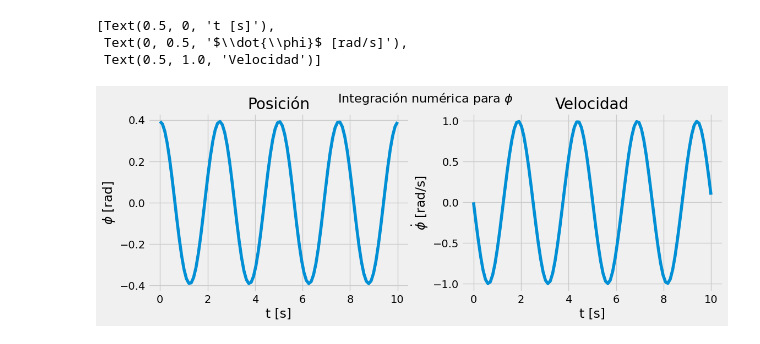
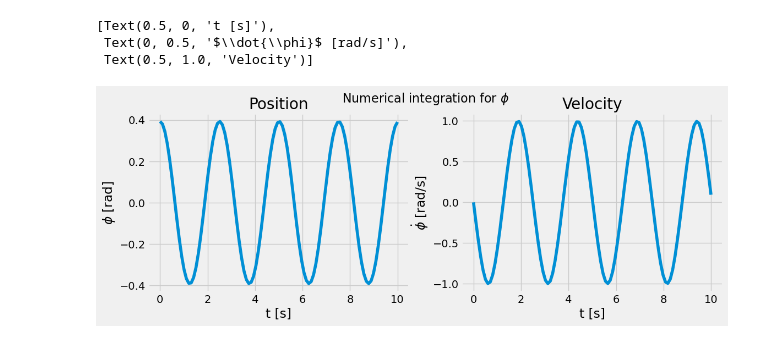
Before and after one commit to unlam/ComputationalAnalyticalMechanics, a Jupyter notebook: 05Simulation/pendulumFreeSimulSolved.ipynb, the cells around one changed output. Drawn from its saved outputs; the diff is of its cells as text; code cells hidden in the pictures.

```diff
--- a/05Simulation/pendulumFreeSimulSolved.ipynb
+++ b/05Simulation/pendulumFreeSimulSolved.ipynb
@@ -152,0 +47,3 @@ def eulerLagrange(T, V, coordenadaGeneralizada):
+# %%
+m2_r = m1_r + l* (sm.cos(phi)* (- e.y) +  sm.sin(phi)* (e.x) ) # position of mass 2: defined by the constraint
+m1_r, m2_r
@@ -258 +271,6 @@ t_rango = np.linspace(0, 10, 100) # tiempos inicial,final y cuantos tiempos inte
+# %%
+# if we need a number such as Pi, it must be from numpy
+y_initial = [1, 0.5, np.pi/8, 0
+            ] # [SI units] ordered for the state vector
+t_range = np.linspace(0, 10, 100) # initial and final times, and how many intermediate values.
 # %% [markdown]
@@ -266,18 +284,18 @@ E integramos en los pasos de tiempo de `t_rango`.
 # https://docs.scipy.org/doc/scipy/reference/generated/scipy.integrate.solve_ivp.html#scipy.integrate.solve_ivp
 from scipy.integrate import solve_ivp
 # %%
-# defino una función con el sistema de derivadas
-# t : no se usa en este sistema pero lo dejamos para uso posterior
-# y : lista de estado con [y[0], y[1], y[2], y[3]]
+# we define a function con the system of derivatives
+# t : it's not used in this system, but we leave for a later use
+# y : list of states with [y[0], y[1], y[2], y[3]]
 # y[0]: x
-# y[1]: x punto
+# y[1]: x dot
 # y[2]: phi
-# y[3]: phi punto
-# dydt : lista de derivadas
-def y_punto(t, y):
+# y[3]: phi dot
+# dydt : list of derivatives
+def y_dot(t, y):
     dydt = [y[1],
-            x_pp_numpy(y[0], y[1], y[2], y[3]),
+            x_pp_lambda(y[0], y[1], y[2], y[3]),
             y[3],
-            phi_pp_numpy(y[0], y[1], y[2], y[3]),
+            phi_pp_lambda(y[0], y[1], y[2], y[3]),
            ]
     return dydt
@@ -287,3 +302,6 @@ y_ode2 = solve_ivp(y_punto, (t_rango[0], t_rango[-1] ), y_inicial, t_eval = t_ra
+# %%
+# Integration through steps in time
+y_ode2 = solve_ivp(y_dot, (t_range[0], t_range[-1] ), y_initial, t_eval = t_range)
 # %%
 y_ode2.y[0]
 # %% [output]
@@ -331,15 +349,15 @@ ax[0,1].set(xlabel='t [s]', ylabel='$\dot{' + nombreCoordenada+ '}$ [m/s]', titl
 # %%
-solucion = y_ode2
-nombreCoordenada = '\phi'
+solution = y_ode2
+nameCoordinate = '\phi'
 
-fig, ax = plt.subplots(nrows= 1, ncols= 2, squeeze=False, figsize=(12, 4)) # dos figuras en la misma fila
-fig.suptitle('Integración numérica para $'+ nombreCoordenada + '$', fontsize=16)
-ax[0,0].plot(solucion.t, solucion.y[2]) # posición phi
-ax[0,0].set(xlabel='t [s]', ylabel= '$' + nombreCoordenada+ '$ [rad]', title='Posición')
-ax[0,1].plot(solucion.t, solucion.y[3]) # velocidad phi
-ax[0,1].set(xlabel='t [s]', ylabel='$\dot{' + nombreCoordenada+ '}$ [rad/s]', title='Velocidad')
+fig, ax = plt.subplots(nrows= 1, ncols= 2, squeeze=False, figsize=(12, 4)) # two figures in the same row
+fig.suptitle('Numerical integration for $'+ nameCoordinate + '$', fontsize=16)
+ax[0,0].plot(solution.t, solution.y[2]) # position phi
+ax[0,0].set(xlabel='t [s]', ylabel= '$' + nameCoordinate + '$ [rad]', title='Position')
+ax[0,1].plot(solution.t, solution.y[3]) # velocity phi
+ax[0,1].set(xlabel='t [s]', ylabel='$\dot{' + nameCoordinate + '}$ [rad/s]', title='Velocity')
 # %% [output]
 [Text(0.5, 0, 't [s]'),
  Text(0, 0.5, '$\\dot{\\phi}$ [rad/s]'),
- Text(0.5, 1.0, 'Velocidad')]
+ Text(0.5, 1.0, 'Velocity')]
-[figure, old version]
+[figure, new version]
```
Also changed, not shown: parts of 92 cells of this notebook, 1 other file.
